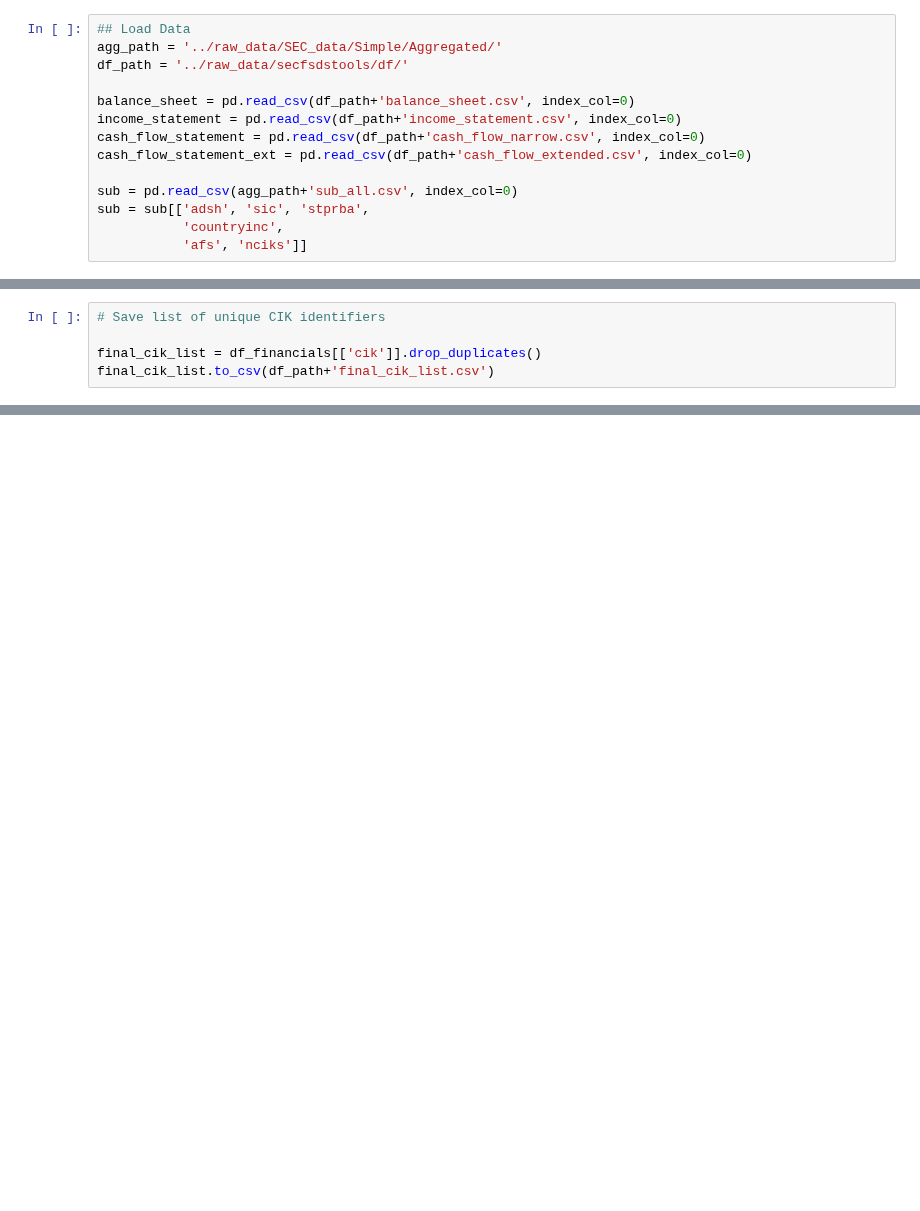
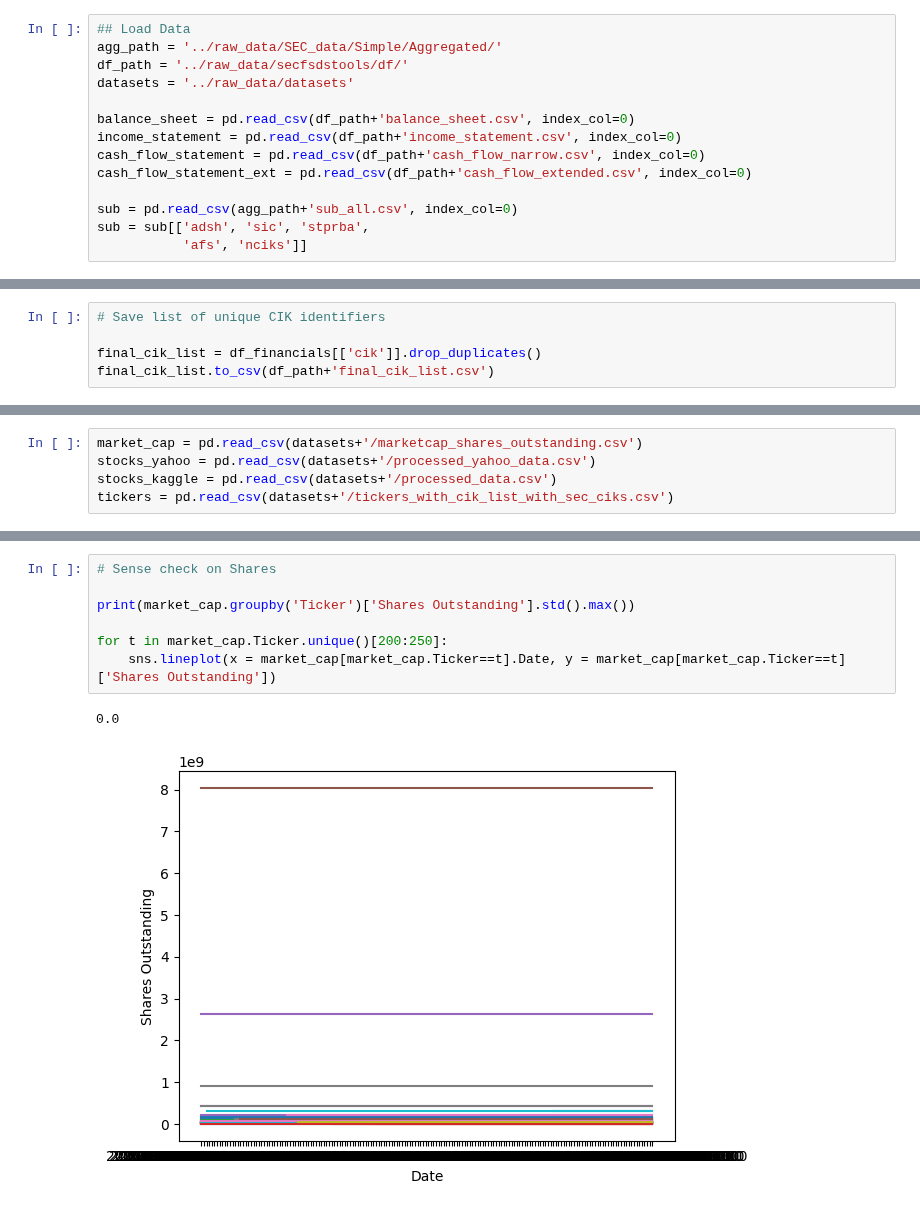
Before and after one commit to cnance09/Small-Cap-Scout, a Jupyter notebook: notebooks/Notebook_CN_2.ipynb, the cells around one changed output, grey strips where cells are left out. Saved outputs shown, nothing was run; the diff lists cells and outputs as text; blank space fills up the shorter version.

```diff
--- a/notebooks/Notebook_CN_2.ipynb
+++ b/notebooks/Notebook_CN_2.ipynb
@@ -29,6 +42,7 @@ pd.set_option('display.max_rows', 500) # ensure that all rows are shown
 ## Load Data
 agg_path = '../raw_data/SEC_data/Simple/Aggregated/'
 df_path = '../raw_data/secfsdstools/df/'
+datasets = '../raw_data/datasets'
 
 balance_sheet = pd.read_csv(df_path+'balance_sheet.csv', index_col=0)
 income_statement = pd.read_csv(df_path+'income_statement.csv', index_col=0)
@@ -37,5 +51,4 @@ cash_flow_statement_ext = pd.read_csv(df_path+'cash_flow_extended.csv', index_co
 
 sub = pd.read_csv(agg_path+'sub_all.csv', index_col=0)
 sub = sub[['adsh', 'sic', 'stprba',
-           'countryinc',
            'afs', 'nciks']]
@@ -186,0 +284,5 @@ Markdown
+# %%
+market_cap = pd.read_csv(datasets+'/marketcap_shares_outstanding.csv')
+stocks_yahoo = pd.read_csv(datasets+'/processed_yahoo_data.csv')
+stocks_kaggle = pd.read_csv(datasets+'/processed_data.csv')
+tickers = pd.read_csv(datasets+'/tickers_with_cik_list_with_sec_ciks.csv')
@@ -186,0 +300,10 @@ Markdown
+# %%
+# Sense check on Shares
+
+print(market_cap.groupby('Ticker')['Shares Outstanding'].std().max())
+
+for t in market_cap.Ticker.unique()[200:250]:
+    sns.lineplot(x = market_cap[market_cap.Ticker==t].Date, y = market_cap[market_cap.Ticker==t]['Shares Outstanding'])
+# %% [output]
+0.0
+[figure, added]
```
Also changed, not shown: parts of 61 cells of this notebook.
